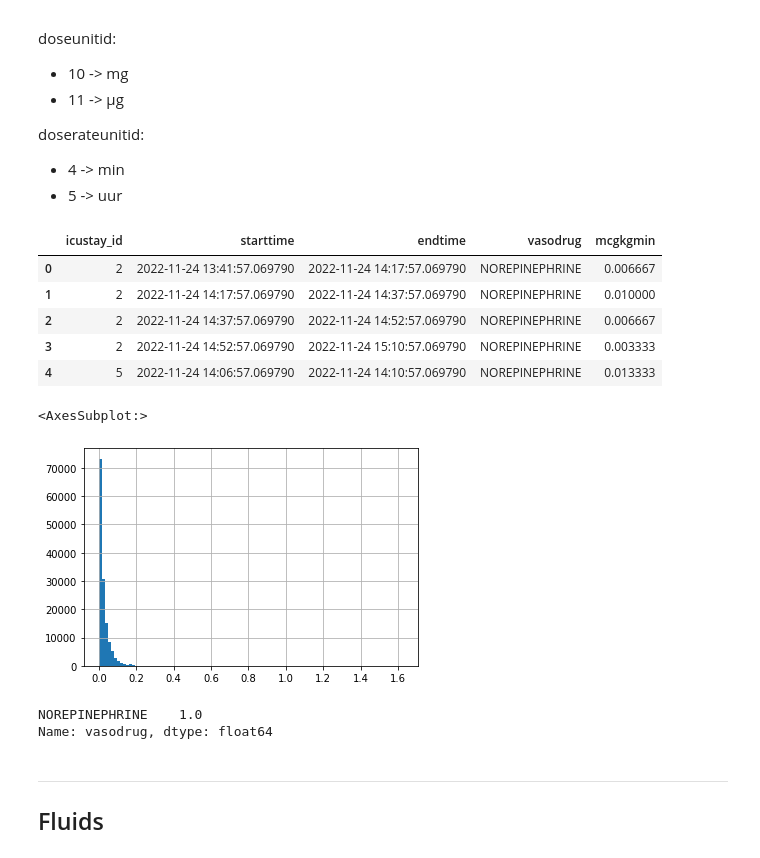
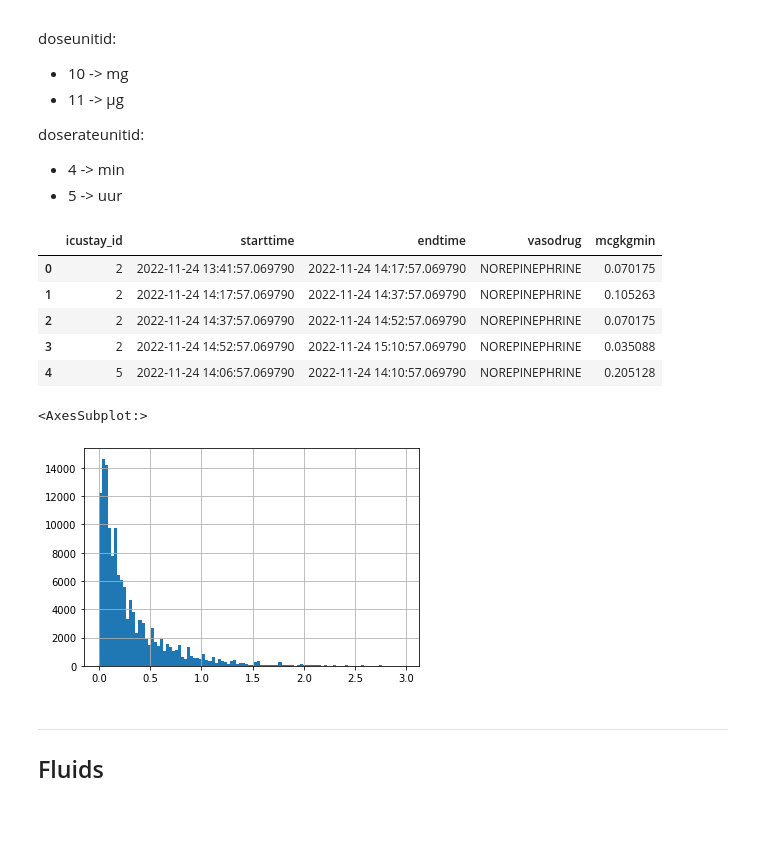
Before and after one commit to thomas097/Haemodynamic-Optimization-Reinforcement-Learning, a Jupyter notebook: data/amsterdam-umc-db/DataExtraction_AmsterdamUMCdb_AllAdmissions.ipynb, the cells around one changed output. Saved outputs shown, nothing was run; the diff lists cells and outputs as text; code cells hidden in the pictures; blank space fills up the shorter version.

Commit message:
Fixed gamma error and colloid/crystalloid only

```diff
--- a/data/amsterdam-umc-db/DataExtraction_AmsterdamUMCdb_AllAdmissions.ipynb
+++ b/data/amsterdam-umc-db/DataExtraction_AmsterdamUMCdb_AllAdmissions.ipynb
@@ -1356,17 +1356,13 @@ for i, chunk in pbar(read_csv(r"D:/AmsterdamUMCdb-v1.0.2/drugitems.csv", usecols
     weight_kg = chunk.admissionid.transform(lambda adm: patient_weight[adm] if adm in patient_weight else 80)
 
     chunk['gamma'] = chunk.dose.copy()
-    chunk.loc[~per_kg, 'gamma'] = chunk.dose / weight_kg
-    chunk.loc[is_mg, 'gamma'] = 1000 * chunk.dose
-    chunk.loc[per_hour, 'gamma'] = chunk.dose / 60
+    chunk.loc[~per_kg, 'gamma'] = chunk.gamma / weight_kg
+    chunk.loc[is_mg, 'gamma'] = 1000 * chunk.gamma
+    chunk.loc[per_hour, 'gamma'] = chunk.gamma / 60
 
     # çonvert to norepinephrine equivalent dose
-    chunk.loc[chunk.itemid == 7179, 'gamma'] = 0.01 * chunk.dose   # Dopamine
-    chunk.loc[chunk.itemid == 19929, 'gamma'] = 0.45 * chunk.dose  # Fenylefrine
-
-    # Sanity check: exclude unbelievably high doses
-    # I found a couple of instances of 200.000 mcg/kg/min
-    chunk = chunk[chunk.gamma < 3]
+    # chunk.loc[chunk.itemid == 7179, 'gamma'] = 0.01 * chunk.dose   # Dopamine
+    # chunk.loc[chunk.itemid == 19929, 'gamma'] = 0.45 * chunk.dose  # Fenylefrine
 
     # convert to DataFrame
     vasopressor_df = pd.DataFrame({
@@ -1383,21 +1379,16 @@ vasopressors_df = pd.concat(vasopressors_df, axis=0).reset_index(drop=True)
 vasopressors_df.head()
 # %% [output]
 |  | icustay_id | starttime | endtime | vasodrug | mcgkgmin |
-| 0 | 2 | 2022-11-24 13:41:57.069790 | 2022-11-24 14:17:57.069790 | NOREPINEPHRINE | 0.006667 |
-| 1 | 2 | 2022-11-24 14:17:57.069790 | 2022-11-24 14:37:57.069790 | NOREPINEPHRINE | 0.010000 |
-| 2 | 2 | 2022-11-24 14:37:57.069790 | 2022-11-24 14:52:57.069790 | NOREPINEPHRINE | 0.006667 |
-| 3 | 2 | 2022-11-24 14:52:57.069790 | 2022-11-24 15:10:57.069790 | NOREPINEPHRINE | 0.003333 |
-| 4 | 5 | 2022-11-24 14:06:57.069790 | 2022-11-24 14:10:57.069790 | NOREPINEPHRINE | 0.013333 |
+| 0 | 2 | 2022-11-24 13:41:57.069790 | 2022-11-24 14:17:57.069790 | NOREPINEPHRINE | 0.070175 |
+| 1 | 2 | 2022-11-24 14:17:57.069790 | 2022-11-24 14:37:57.069790 | NOREPINEPHRINE | 0.105263 |
+| 2 | 2 | 2022-11-24 14:37:57.069790 | 2022-11-24 14:52:57.069790 | NOREPINEPHRINE | 0.070175 |
+| 3 | 2 | 2022-11-24 14:52:57.069790 | 2022-11-24 15:10:57.069790 | NOREPINEPHRINE | 0.035088 |
+| 4 | 5 | 2022-11-24 14:06:57.069790 | 2022-11-24 14:10:57.069790 | NOREPINEPHRINE | 0.205128 |
 # %%
-vasopressors_df.mcgkgmin.hist(bins=100)
+vasopressors_df.mcgkgmin[vasopressors_df.mcgkgmin < 3].hist(bins=100)
 # %% [output]
 <AxesSubplot:>
-[figure, old version]
+[figure, new version]
-# %%
-vasopressors_df.vasodrug.value_counts() / len(vasopressors_df)
-# %% [output]
-NOREPINEPHRINE    1.0
-Name: vasodrug, dtype: float64
 # %%
 # save!
 vasopressors_df.to_csv(OUT_DIR + 'vasopressors_mv_cohort.csv', index=False)
```
